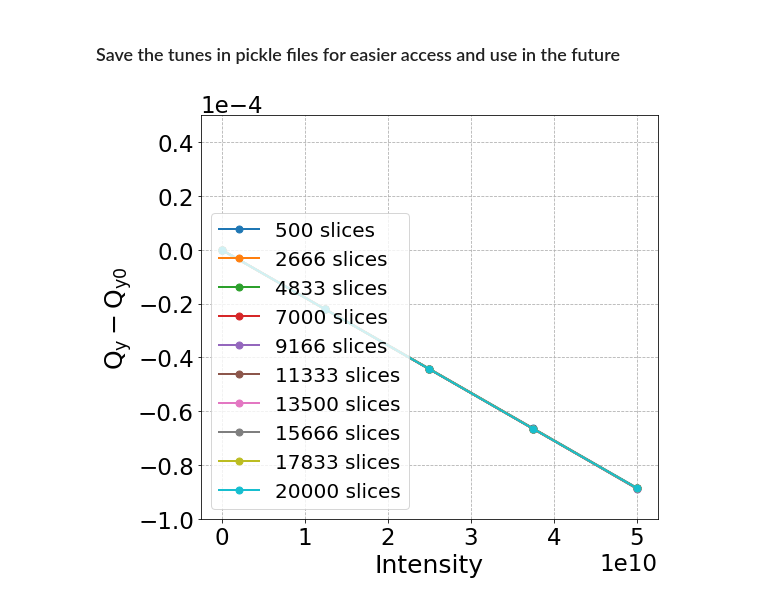
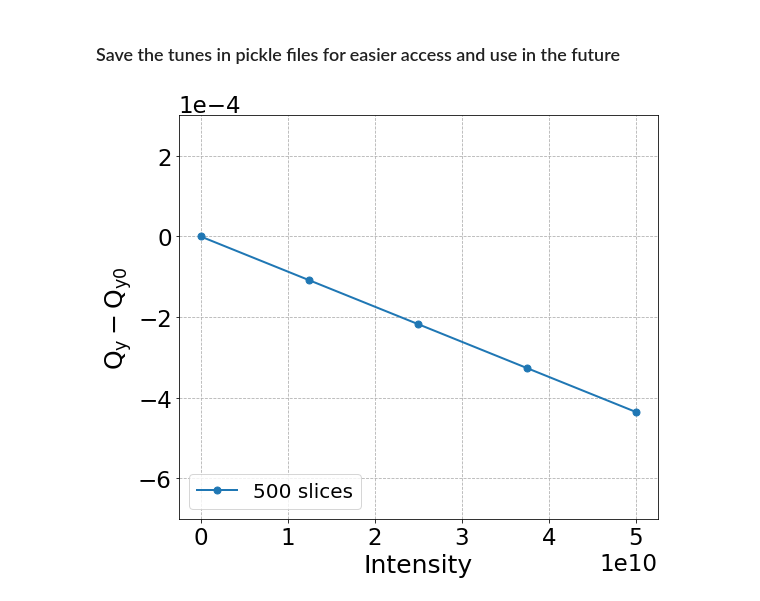
Before and after one commit to natriant/cc_rf_noise_pyheadtail, a Jupyter notebook: post_process_analysis/job008a_CoherentTuneShift_vs_Intensity_LoadAndPostProcessTbtData.ipynb, the cells around one changed output. Saved outputs shown, nothing was run; the diff lists cells and outputs as text; code cells hidden in the pictures.

```diff
--- a/post_process_analysis/job008a_CoherentTuneShift_vs_Intensity_LoadAndPostProcessTbtData.ipynb
+++ b/post_process_analysis/job008a_CoherentTuneShift_vs_Intensity_LoadAndPostProcessTbtData.ipynb
@@ -23,9 +23,10 @@ plt.rc('font', family='serif')
 plt.rcParams.update(params)
 # %%
 select_study = 'steps'
-path2files = '/afs/cern.ch/work/n/natriant/private/pyheadtail_example_crabcavity/sps_270GeV_wakesON_stepsOnly_QpxQpy0_Nb4e6_turns600_ayy0_slices'
+path2files = '/afs/cern.ch/work/n/natriant/private/pyheadtail_example_crabcavity/sps_270GeV_wakesON_complete_3sigma_QpxQpy2_Nb5e5_turns40000_ayy0_slices'
 intensity_list = np.linspace(0, 5e10, 5)
 slices_list = list(np.linspace(500, 20e3, 10, dtype=int))
+slices_list = [500]
 #slices_list = list(np.linspace(10, 1000, 10, dtype=int))
 
 Qx_frac, Qy_frac = 0.13, 0.18
@@ -43,7 +44,7 @@ for slices in slices_list:
     study_suffix = f'{slices}_fixedKicksSet0_run0'
     for intensity in intensity_list[1:]:
         # Load the file with all of the saved data from the run
-        meanX, meanY = np.loadtxt(f'{path2files}{study_suffix}/file_intensity{intensity/1e10:.2f}e10_ayy0.0_QpyQpx0.txt', delimiter = ",", unpack = True)
+        meanX, meanY = np.loadtxt(f'{path2files}{study_suffix}/file_intensity{intensity/1e10:.2f}e10_ayy0.0_QpyQpx2.txt', delimiter = ",", unpack = True)
 
         Qx_dict[f'{slices} slices'].append(pnf.get_tune(meanX))
         Qy_dict[f'{slices} slices'].append(pnf.get_tune(meanY))
@@ -65,25 +66,25 @@ for slices in slices_list:
 # %%
 fig, ax = plt.subplots(1,1)
 
 for slices in slices_list:
     ax.plot(intensity_list, np.array(Qy_dict[f'{slices} slices']) - Qy_frac, '-o', label=f'{slices} slices')
 
 
     ax.set_ylabel(r'$\mathrm{Q_y-Q_{y0}}$')
     ax.ticklabel_format(axis='y', style='sci', scilimits=(0,0))
     ax.set_xlabel('Intensity')
     ax.grid(linestyle='dashed')
     ax.legend(loc=3)
 
     plt.tight_layout()
 
     # axis limits
 
-    #plt.ylim(-7e-4, 3e-4)#3e-5
-    plt.ylim(-10e-5, 5e-5)#3e-5
+    plt.ylim(-7e-4, 3e-4)#3e-5
+    #plt.ylim(-10e-5, 5e-5)#3e-5
 
     savefig = False
     if savefig:
         plt.savefig(f'./output/TuneShift_vs_Intensity_Q26wakes_ayy0_QpxQpy0_{select_study}_smallSliceNumber.png', bbox_inches='tight')
 # %% [output]
-[figure, old version]
+[figure, new version]
```
Also changed, not shown: 28 other files.
